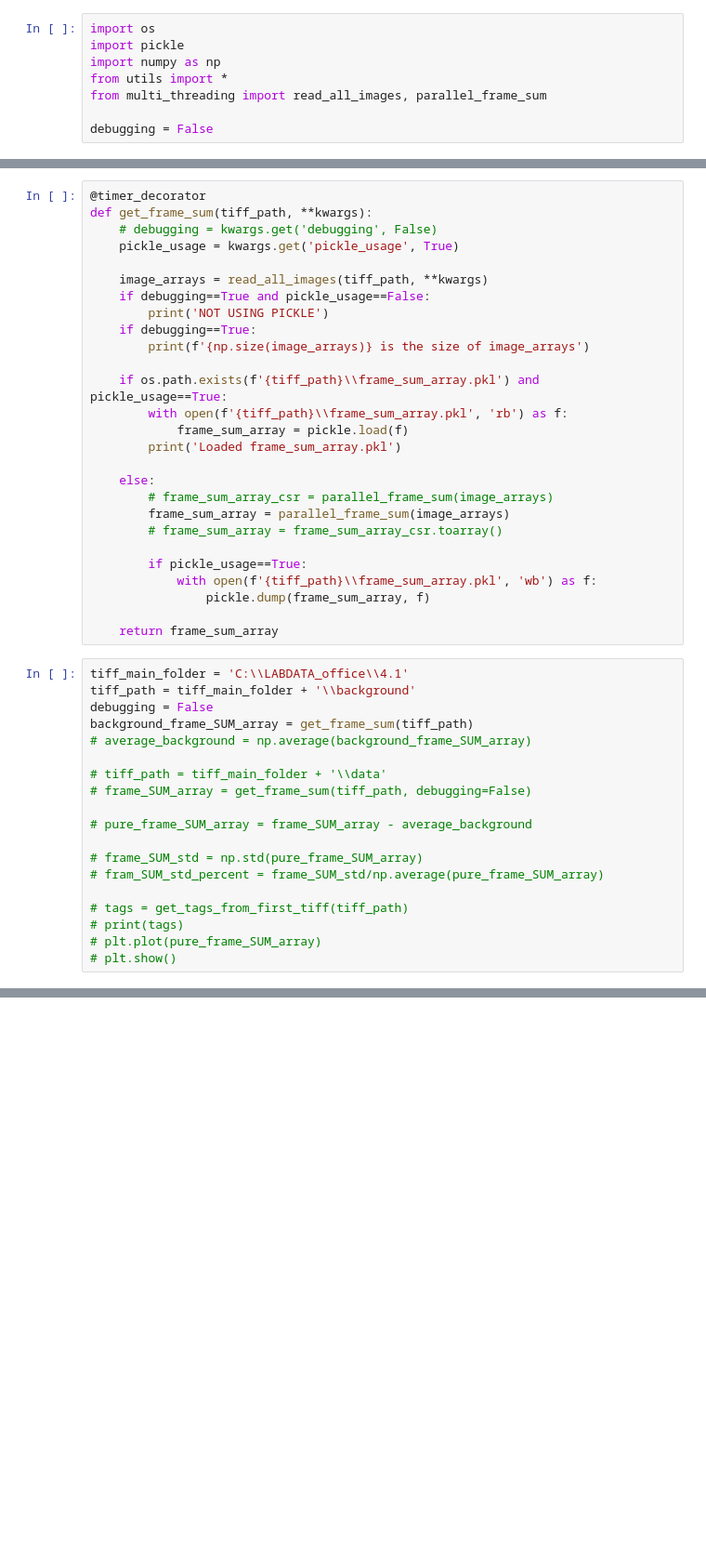
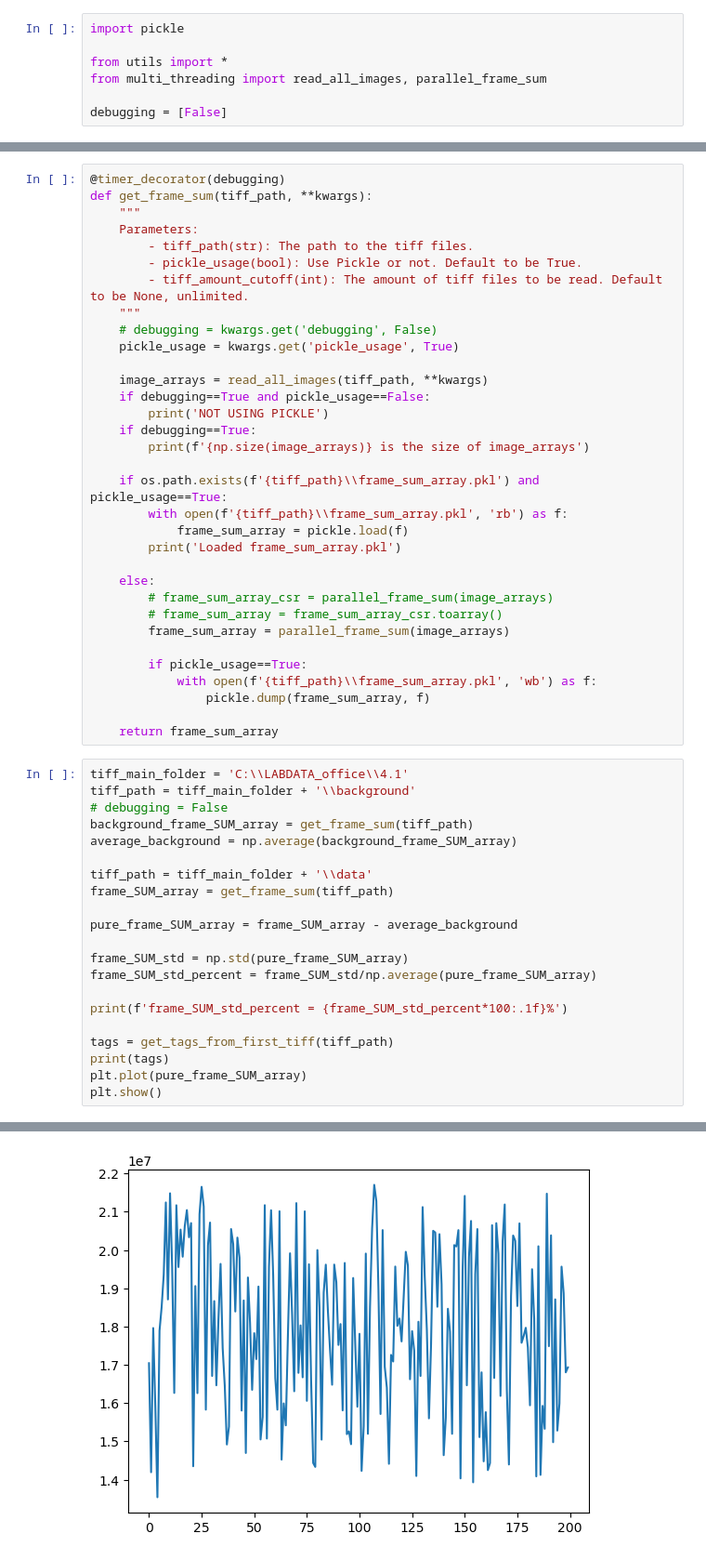
Before and after one commit to Siin42/qCMOS, a Jupyter notebook: frame_sum.ipynb, the cells around one changed output, grey strips where cells are left out. Shown: that part at 93% size. Saved outputs shown, nothing was run; the diff lists cells and outputs as text; blank space fills up the shorter version.

Commit message:
moved `debugging` to decorator parameter

```diff
--- a/frame_sum.ipynb
+++ b/frame_sum.ipynb
@@ -1,8 +1,7 @@
 # %%
-import os
 import pickle
-import numpy as np
+
 from utils import *
 from multi_threading import read_all_images, parallel_frame_sum
 
-debugging = False
+debugging = [False]
@@ -9,6 +16,12 @@ debugging = False
 # %%
-@timer_decorator
+@timer_decorator(debugging)
 def get_frame_sum(tiff_path, **kwargs):
+    """
+    Parameters:
+        - tiff_path(str): The path to the tiff files.
+        - pickle_usage(bool): Use Pickle or not. Default to be True.
+        - tiff_amount_cutoff(int): The amount of tiff files to be read. Default to be None, unlimited.
+    """
     # debugging = kwargs.get('debugging', False)
     pickle_usage = kwargs.get('pickle_usage', True)
 
@@ -25,8 +38,8 @@ def get_frame_sum(tiff_path, **kwargs):
 
     else:
         # frame_sum_array_csr = parallel_frame_sum(image_arrays)
+        # frame_sum_array = frame_sum_array_csr.toarray()
         frame_sum_array = parallel_frame_sum(image_arrays)
-        # frame_sum_array = frame_sum_array_csr.toarray()
 
         if pickle_usage==True:
             with open(f'{tiff_path}\\frame_sum_array.pkl', 'wb') as f:
@@ -36,20 +49,22 @@ def get_frame_sum(tiff_path, **kwargs):
 # %%
 tiff_main_folder = 'C:\\LABDATA_office\\4.1'
 tiff_path = tiff_main_folder + '\\background'
-debugging = False
+# debugging = False
 background_frame_SUM_array = get_frame_sum(tiff_path)
-# average_background = np.average(background_frame_SUM_array)
+average_background = np.average(background_frame_SUM_array)
 
-# tiff_path = tiff_main_folder + '\\data'
-# frame_SUM_array = get_frame_sum(tiff_path, debugging=False)
+tiff_path = tiff_main_folder + '\\data'
+frame_SUM_array = get_frame_sum(tiff_path)
 
-# pure_frame_SUM_array = frame_SUM_array - average_background
+pure_frame_SUM_array = frame_SUM_array - average_background
 
-# frame_SUM_std = np.std(pure_frame_SUM_array)
-# fram_SUM_std_percent = frame_SUM_std/np.average(pure_frame_SUM_array)
+frame_SUM_std = np.std(pure_frame_SUM_array)
+frame_SUM_std_percent = frame_SUM_std/np.average(pure_frame_SUM_array)
 
-# tags = get_tags_from_first_tiff(tiff_path)
-# print(tags)
-# plt.plot(pure_frame_SUM_array)
-# plt.show()
+print(f'frame_SUM_std_percent = {frame_SUM_std_percent*100:.1f}%')
+
+tags = get_tags_from_first_tiff(tiff_path)
+print(tags)
+plt.plot(pure_frame_SUM_array)
+plt.show()
 # %% [output]
@@ -56,0 +75 @@ TypeError: utils.timer_decorator.<locals>.wrapper() got multiple values for keyw
+[figure, added]
```
Also changed, not shown: parts of 2 cells of this notebook, 5 other files.
